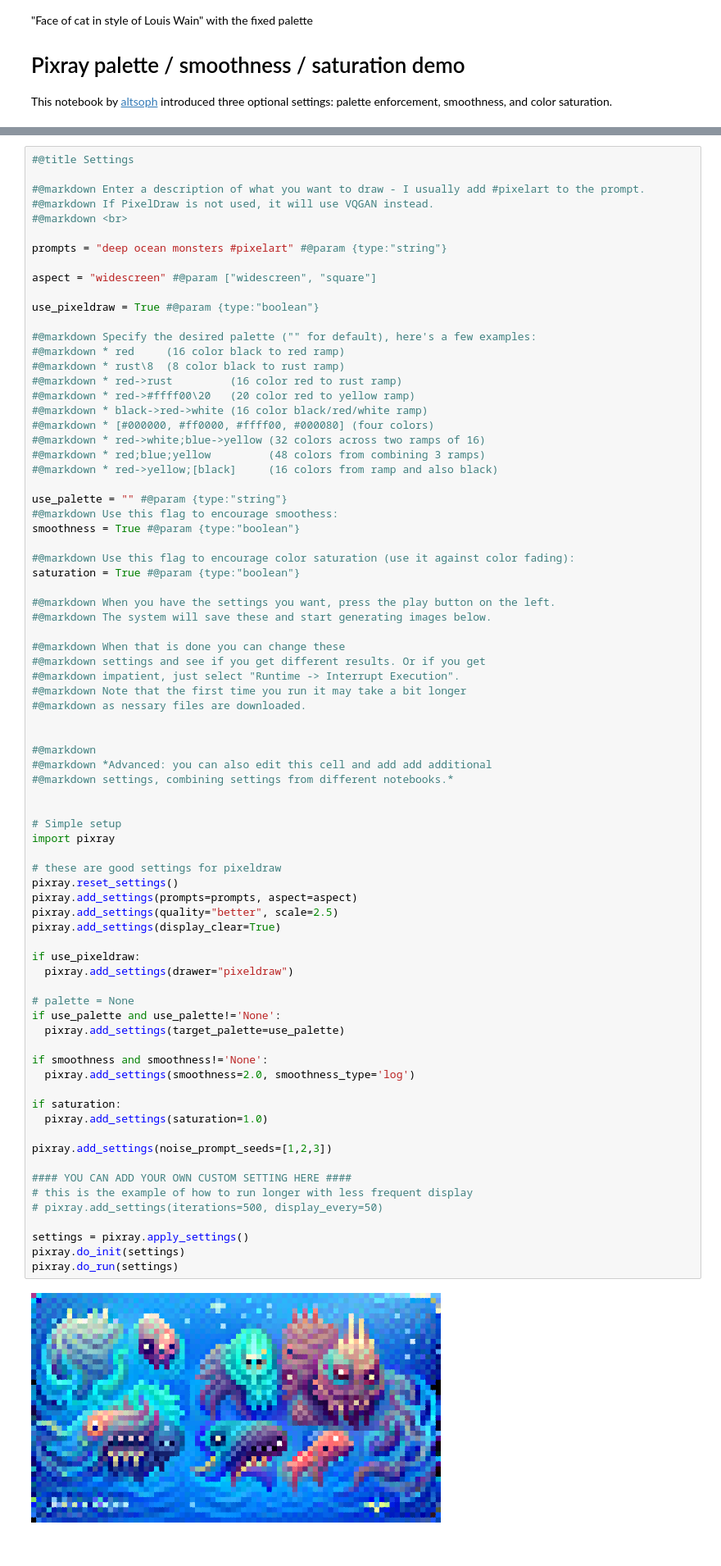
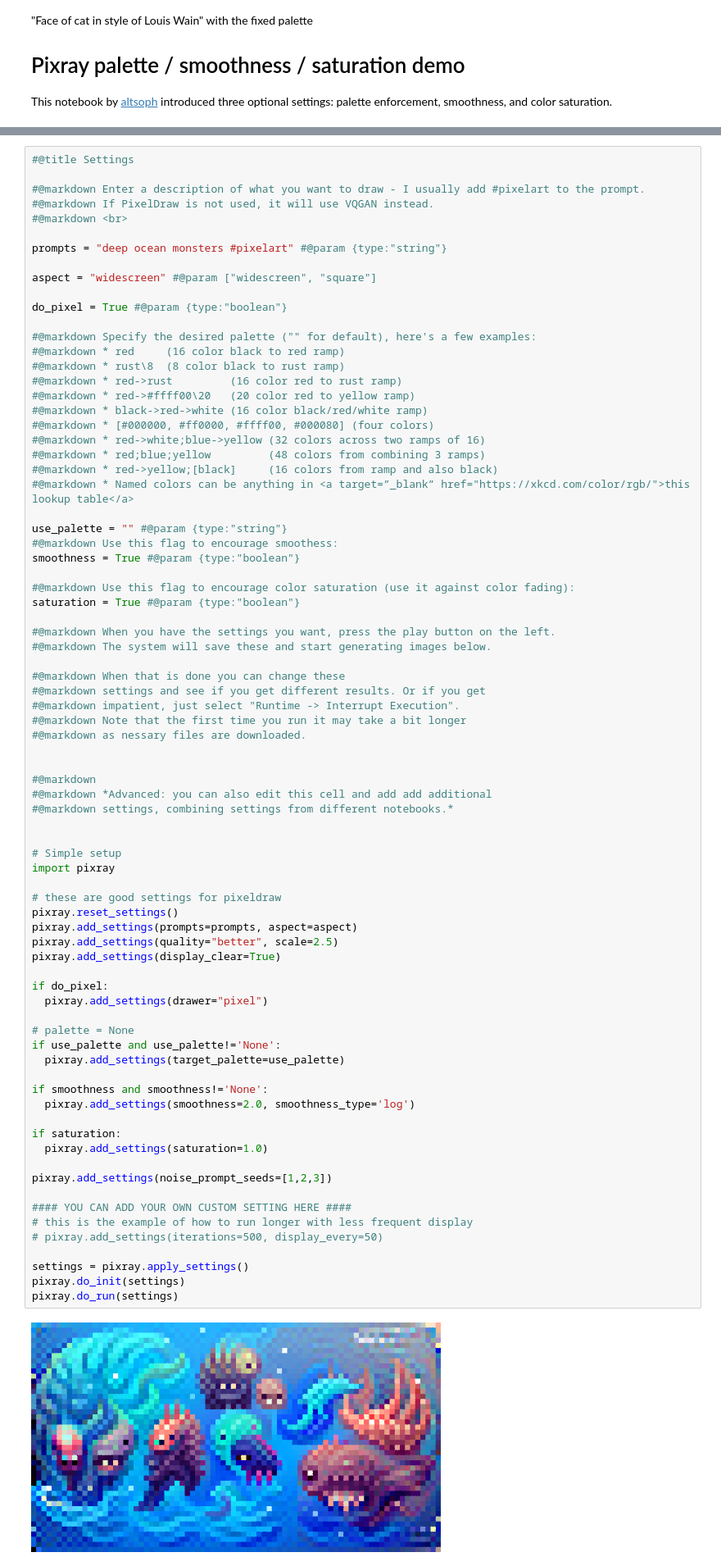
Before and after one commit to dribnet/clipit, a Jupyter notebook: demos/palette_enforcement.ipynb, the cells around one changed output, grey strips where cells are left out. Shown at 82% size. Cells and saved outputs as stored; diff of their text form.

```diff
--- a/demos/palette_enforcement.ipynb
+++ b/demos/palette_enforcement.ipynb
@@ -106,7 +106,7 @@ prompts = "deep ocean monsters #pixelart" #@param {type:"string"}
 
 aspect = "widescreen" #@param ["widescreen", "square"]
 
-use_pixeldraw = True #@param {type:"boolean"}
+do_pixel = True #@param {type:"boolean"}
 
 #@markdown Specify the desired palette ("" for default), here's a few examples:
 #@markdown * red     (16 color black to red ramp)
@@ -118,6 +118,7 @@ use_pixeldraw = True #@param {type:"boolean"}
 #@markdown * red->white;blue->yellow (32 colors across two ramps of 16)
 #@markdown * red;blue;yellow         (48 colors from combining 3 ramps)
 #@markdown * red->yellow;[black]     (16 colors from ramp and also black)
+#@markdown * Named colors can be anything in <a target=”_blank” href="https://xkcd.com/color/rgb/">this lookup table</a>
 
 use_palette = "" #@param {type:"string"}
 #@markdown Use this flag to encourage smoothess:
@@ -144,33 +145,33 @@ saturation = True #@param {type:"boolean"}
 # Simple setup
 import pixray
 
 # these are good settings for pixeldraw
 pixray.reset_settings()
 pixray.add_settings(prompts=prompts, aspect=aspect)
 pixray.add_settings(quality="better", scale=2.5)
 pixray.add_settings(display_clear=True)
 
-if use_pixeldraw:
-  pixray.add_settings(drawer="pixeldraw")
+if do_pixel:
+  pixray.add_settings(drawer="pixel")
 
 # palette = None
 if use_palette and use_palette!='None':
   pixray.add_settings(target_palette=use_palette)
 
 if smoothness and smoothness!='None':
   pixray.add_settings(smoothness=2.0, smoothness_type='log')
 
 if saturation:
   pixray.add_settings(saturation=1.0)
 
 pixray.add_settings(noise_prompt_seeds=[1,2,3])
 
 #### YOU CAN ADD YOUR OWN CUSTOM SETTING HERE ####
 # this is the example of how to run longer with less frequent display
 # pixray.add_settings(iterations=500, display_every=50)
 
 settings = pixray.apply_settings()
 pixray.do_init(settings)
 pixray.do_run(settings)
 # %% [output]
-[figure, old version]
+[figure, new version]
```
Also changed, not shown: parts of 1 cell of this notebook.
